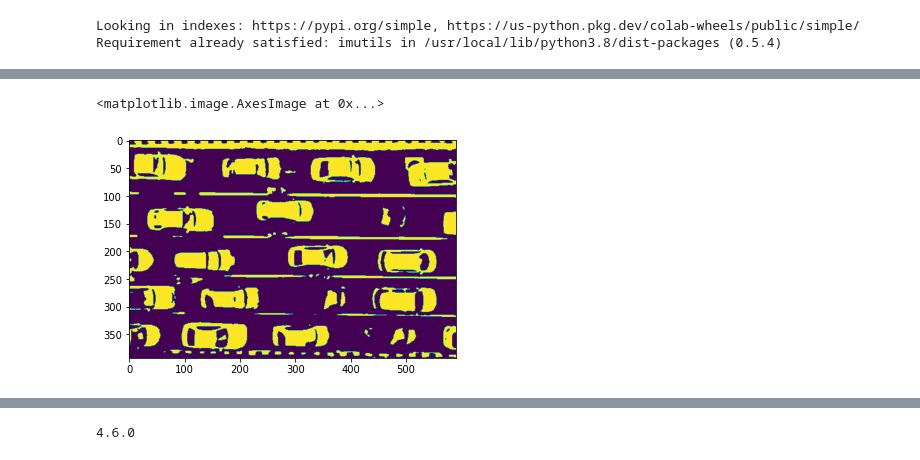
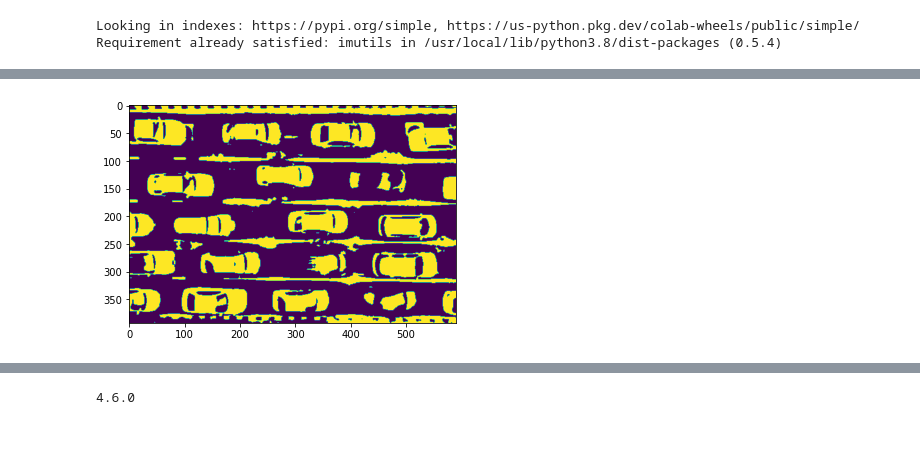
Before and after one commit to parsaeisa/computer_vision, a Jupyter notebook: HW9/HW9.ipynb, the cells around one changed output, grey strips where cells are left out. Cells and saved outputs as stored; diff of their text form; code cells hidden in the pictures.

```diff
--- a/HW9/HW9.ipynb
+++ b/HW9/HW9.ipynb
@@ -338,0 +360,8 @@ Requirement already satisfied: imutils in /usr/local/lib/python3.8/dist-packages
+# %%
+def load_image(path):
+  image = cv2.imread(path)
+  plt.imshow(image)
+
+  return image
+
+image = load_image("/content/img5.jpg")
@@ -338,0 +370,10 @@ Requirement already satisfied: imutils in /usr/local/lib/python3.8/dist-packages
+# %%
+def gray_clahe(image):
+  gray = cv2.cvtColor(image, cv2.COLOR_BGR2GRAY)
+  clahe = cv2.createCLAHE(clipLimit=2.0, tileGridSize=(8,8))
+  clh = clahe.apply(gray)
+  plt.imshow(clh)
+
+  return clh
+
+clh = gray_clahe(image)
@@ -339,10 +382,12 @@ Requirement already satisfied: imutils in /usr/local/lib/python3.8/dist-packages
 # %%
-image = cv2.imread("/content/img5.jpg")
-gray = cv2.cvtColor(image, cv2.COLOR_BGR2GRAY)
-blurred = cv2.GaussianBlur(gray, (7, 7), 0)
-thresh = cv2.threshold(blurred, 130, 255, cv2.THRESH_BINARY)[1]
+def blur_thresh(image):
+  blurred = cv2.GaussianBlur(image, (7, 7), 0)
+  thresh = cv2.threshold(blurred, 130, 255, cv2.THRESH_BINARY)[1]
 
-plt.imshow(thresh)
+  plt.imshow(thresh)
+
+  return thresh
+
+thresh = blur_thresh(clh)
 # %% [output]
-<matplotlib.image.AxesImage at 0x...>
-[figure, old version]
+[figure, new version]
```
Also changed, not shown: parts of 31 cells of this notebook, 1 other file.
